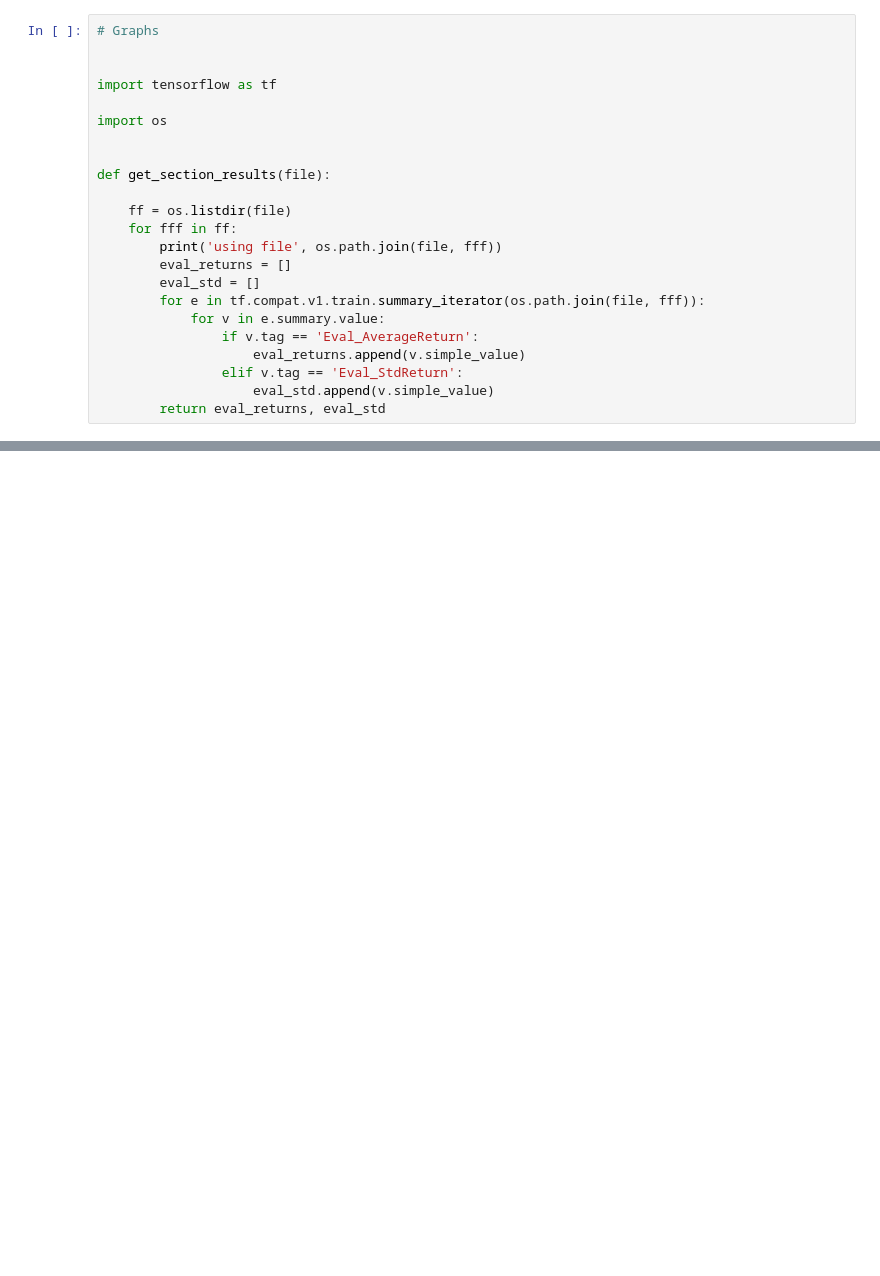
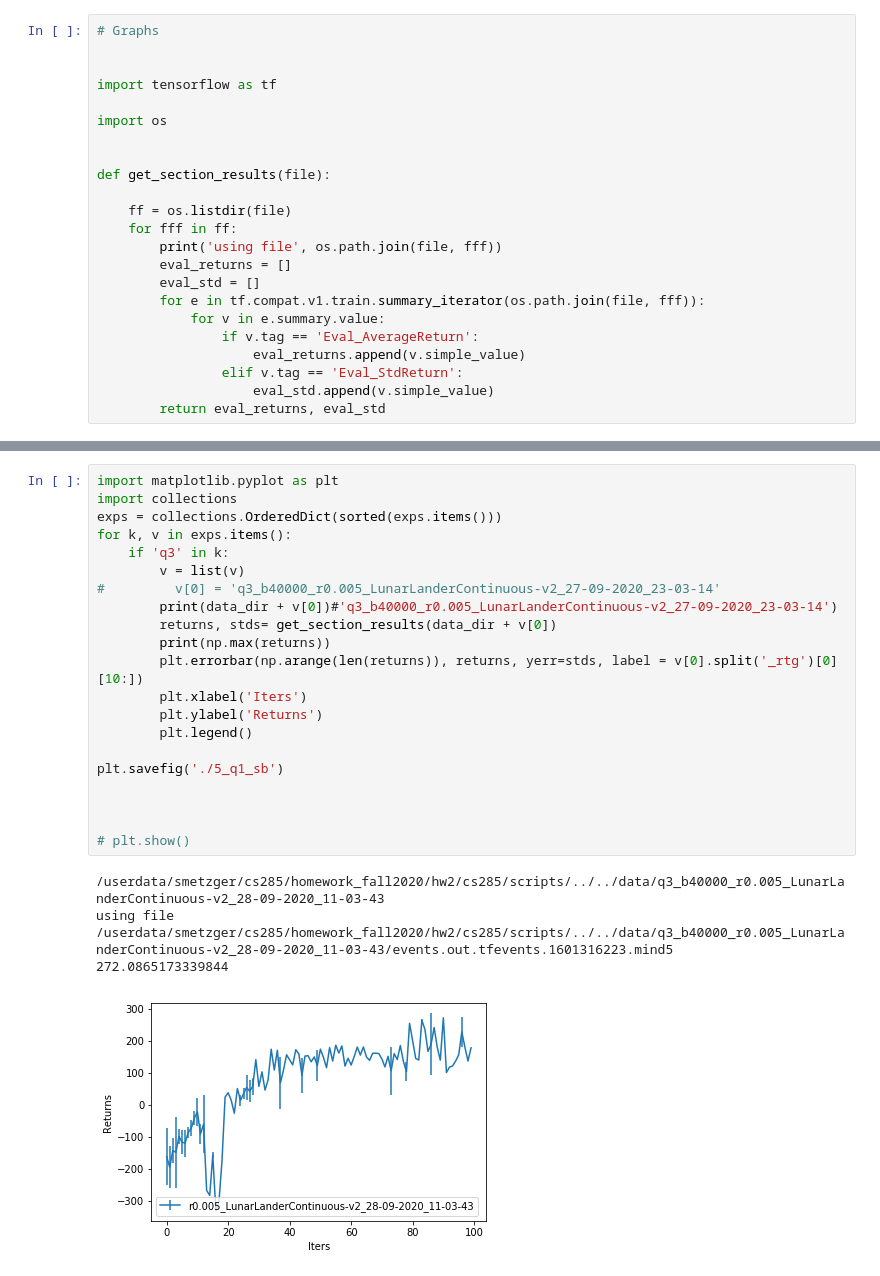
Before and after one commit to sean-metzger/homework_fall2020, a Jupyter notebook: hw2/make_graphs.ipynb, the cells around one changed output, grey strips where cells are left out. Saved outputs shown, nothing was run; the diff lists cells and outputs as text; blank space fills up the shorter version.

```diff
--- a/hw2/make_graphs.ipynb
+++ b/hw2/make_graphs.ipynb
@@ -78,0 +127,26 @@ using file /userdata/smetzger/cs285/homework_fall2020/hw2/cs285/scripts/../../da
+# %%
+import matplotlib.pyplot as plt
+import collections
+exps = collections.OrderedDict(sorted(exps.items()))
+for k, v in exps.items():
+    if 'q3' in k:
+        v = list(v)
+#         v[0] = 'q3_b40000_r0.005_LunarLanderContinuous-v2_27-09-2020_23-03-14'
+        print(data_dir + v[0])#'q3_b40000_r0.005_LunarLanderContinuous-v2_27-09-2020_23-03-14')
+        returns, stds= get_section_results(data_dir + v[0])
+        print(np.max(returns))
+        plt.errorbar(np.arange(len(returns)), returns, yerr=stds, label = v[0].split('_rtg')[0][10:])
+        plt.xlabel('Iters')
+        plt.ylabel('Returns')
+        plt.legend()
+
+plt.savefig('./5_q1_sb')
+
+
+
+# plt.show()
+# %% [output]
+/userdata/smetzger/cs285/homework_fall2020/hw2/cs285/scripts/../../data/q3_b40000_r0.005_LunarLanderContinuous-v2_28-09-2020_11-03-43
+using file /userdata/smetzger/cs285/homework_fall2020/hw2/cs285/scripts/../../data/q3_b40000_r0.005_LunarLanderContinuous-v2_28-09-2020_11-03-43/events.out.tfevents.1601316223.mind5
+272.0865173339844
+[figure, added]
```
Also changed, not shown: parts of 3 cells of this notebook, 6 other files.
